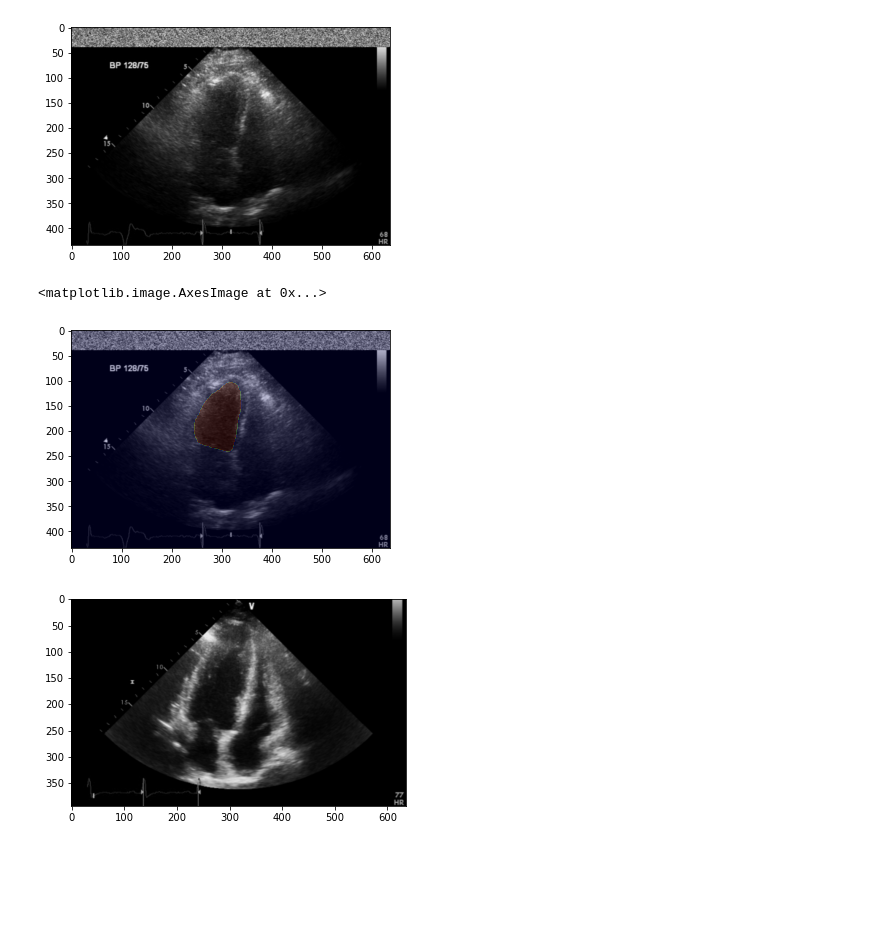
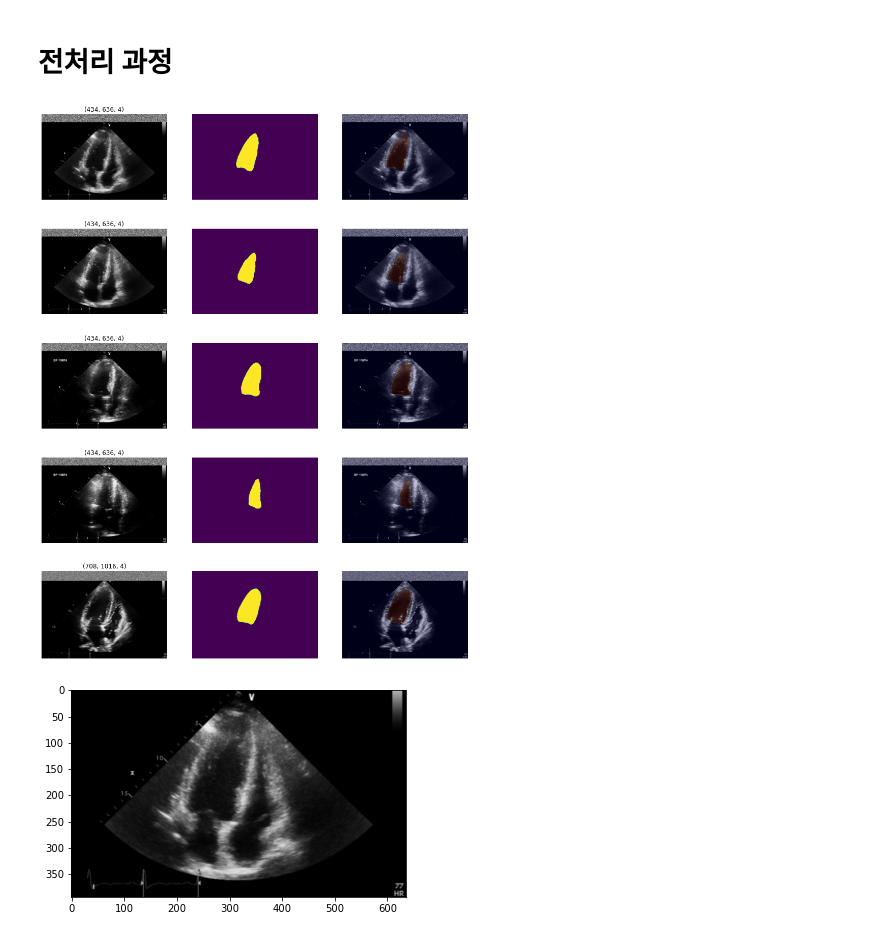
Before and after one commit to DMkelllog/Heart_Disease_Datathon_2021, a Jupyter notebook: data_info.ipynb, the cells around one changed output. Cells and saved outputs as stored; diff of their text form; code cells hidden in the pictures; blank space fills up the shorter version.

Commit message:
data preprocess

```diff
--- a/data_info.ipynb
+++ b/data_info.ipynb
@@ -1,3 +1,5 @@
+# %% [markdown]
+# 전처리 과정
 # %%
 import matplotlib.pyplot as plt
 import numpy as np
@@ -5,12 +9,17 @@ import os
-# %%
-# 원본 이미지
-img = plt.imread('data/original/train/A4C/0150.png')
-mask = np.load('data/original/train/A4C/0150.npy')
-plt.imshow(img)
-plt.show()
-plt.imshow(img)
-plt.imshow(mask, alpha=0.2,cmap='jet')
-# %% [output]
-[figure, removed]
-<matplotlib.image.AxesImage at 0x...>
-[figure, removed]
+# %%
+# subplots
+fig, ax = plt.subplots(5, 3, figsize=(15, 20))
+ax = ax.ravel()
+for i in range(5):
+    img = plt.imread('data/original/train/A4C/{:04d}.png'.format(i+1))
+    ax[3*i].imshow(img)
+    ax[3*i].axis('off')
+    ax[3*i].set_title(img.shape)
+    mask = np.load('data/original/train/A4C/{:04d}.npy'.format(i+1))
+    ax[3*i+1].imshow(mask)
+    ax[3*i+1].axis('off')
+    ax[3*i+2].imshow(img)
+    ax[3*i+2].imshow(mask, alpha=0.2, cmap='jet')
+    ax[3*i+2].axis('off')
+# %% [output]
+[figure, added]
```
Also changed, not shown: parts of 23 cells of this notebook, 2 other files.
